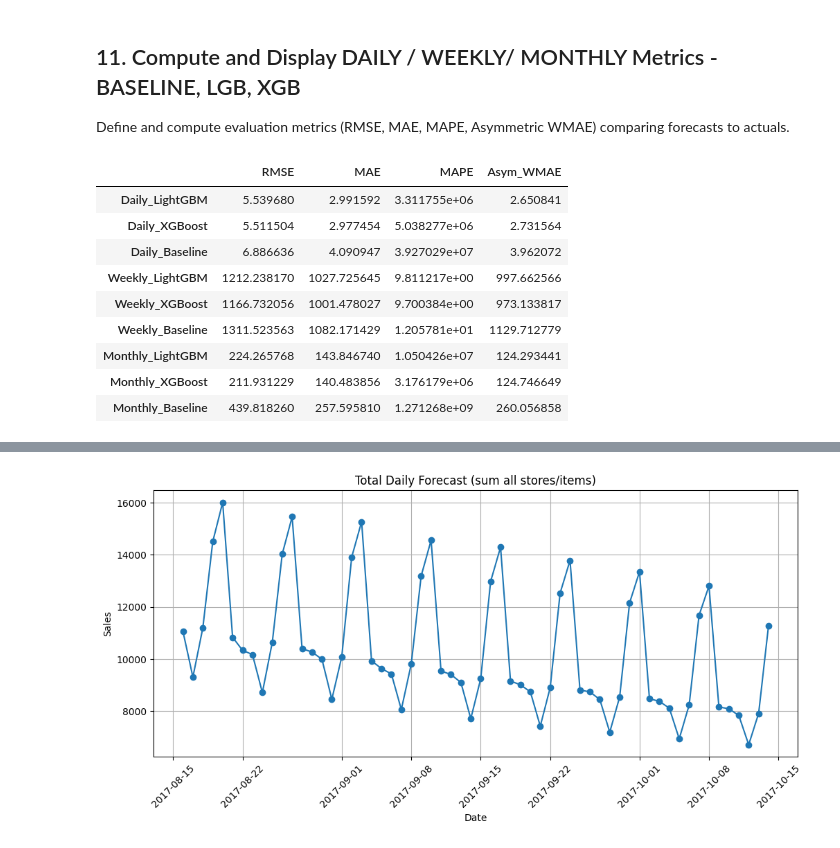
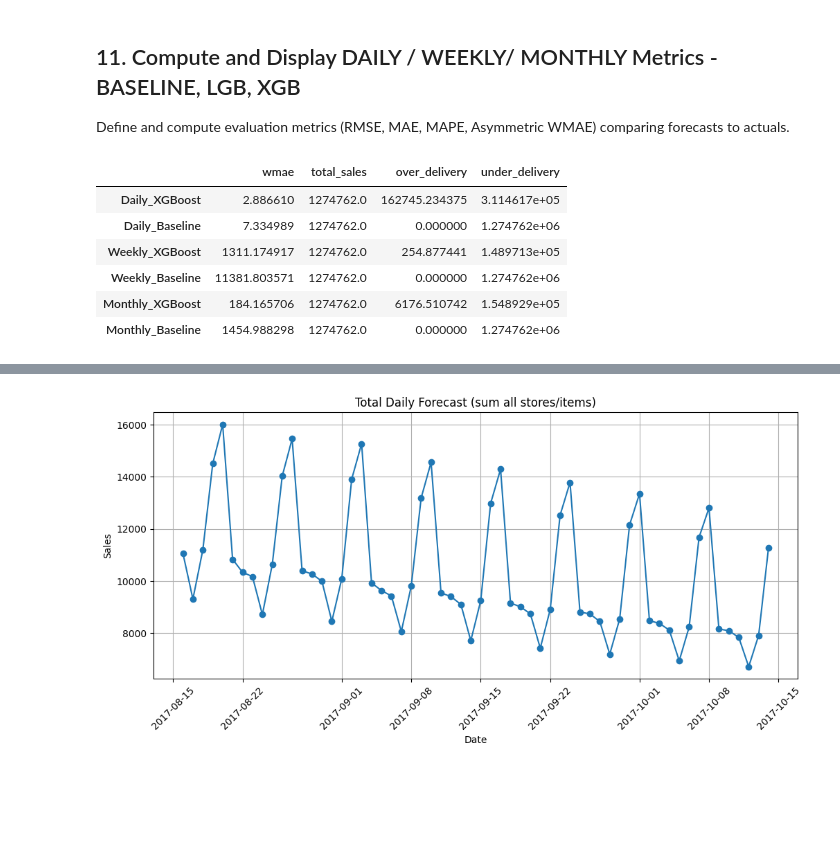
Before and after one commit to JoranVerspreet/2025_activities_dashboard, a Jupyter notebook: notebooks/3_modeling/modeling_3_XGBoost.ipynb, the cells around one changed output, grey strips where cells are left out. Saved outputs shown, nothing was run; the diff lists cells and outputs as text; code cells hidden in the pictures; blank space fills up the shorter version.

Commit message:
updated XGBoost  model# Please enter the commit message for your changes. Lines starting

```diff
--- a/notebooks/3_modeling/modeling_3_XGBoost.ipynb
+++ b/notebooks/3_modeling/modeling_3_XGBoost.ipynb
@@ -741,58 +862,53 @@ monthly_forecast_3months_xgb = df_3months.groupby(['item_nbr', 'month'])[['pred_
 Define and compute evaluation metrics (RMSE, MAE, MAPE, Asymmetric WMAE) comparing forecasts to actuals.
 # %%
 
-# Predict on test set (vectorized, fast)
-df_test_final['pred_lgb'] = np.expm1(final_model_lgb.predict(X_test))
+
+# --- 3. Predict with XGBoost ---
 df_test_final['pred_xgb'] = np.expm1(final_model_xgb.predict(xgb.DMatrix(X_test)))
-df_test_final['pred_baseline'] = df_test_final['baseline']
 
+# --- 4. Ensure numeric types ---
+df_test_final[TARGET] = pd.to_numeric(df_test_final[TARGET], errors='coerce').fillna(0)
+df_test_final['pred_xgb'] = pd.to_numeric(df_test_final['pred_xgb'], errors='coerce').fillna(0)
 
-# 2. Weekly metrics (per store, per week: sum items)
-test_weekly = df_test_final.reset_index().copy()
+# --- 5. Define asymmetrical WMAE ---
+def f_asym_wmae(y_true, y_pred, alpha=0.333, wi=1.25):
+    errors = y_true - y_pred
+    weights = np.where(errors > 0, alpha, 1 - alpha)
+    wmae = np.sum(wi * weights * np.abs(errors)) / np.sum(wi * weights)
+    over_delivery = np.sum(np.where(errors < 0, -errors, 0))
+    under_delivery = np.sum(np.where(errors > 0, errors, 0))
+    total_sales = np.sum(y_true)
+    return wmae, total_sales, over_delivery, under_delivery
 
+# --- 6. Aggregate weekly/monthly metrics ---
+test_weekly = df_test_final.copy()
 test_weekly['week'] = test_weekly['date'].dt.to_period('W').apply(lambda r: r.start_time)
-weekly_agg = test_weekly.groupby(['store_nbr', 'week'])[[TARGET, 'pred_lgb', 'pred_xgb','pred_baseline']].sum().reset_index()
+weekly_agg = test_weekly.groupby(['store_nbr','week'])[[TARGET,'pred_xgb','pred_baseline']].sum().reset_index()
 
-metrics_weekly_lgb = f_compute_metrics(weekly_agg[TARGET], weekly_agg['pred_lgb'])
-metrics_weekly_xgb = f_compute_metrics(weekly_agg[TARGET], weekly_agg['pred_xgb'])
-metrics_weekly_baseline = f_compute_metrics(weekly_agg[TARGET], weekly_agg['pred_baseline'])
+test_weekly['month'] = test_weekly['date'].dt.to_period('M').apply(lambda r: r.start_time)
+monthly_agg = test_weekly.groupby(['item_nbr','month'])[[TARGET,'pred_xgb','pred_baseline']].sum().reset_index()
 
-# 3. Monthly metrics (per item, per month: sum stores)
-test_weekly['month'] = test_weekly['date'].dt.to_period('M').apply(lambda r: r.start_time)
-monthly_agg = test_weekly.groupby(['item_nbr', 'month'])[[TARGET, 'pred_lgb','pred_xgb','pred_baseline']].sum().reset_index()
+# --- 7. Compute metrics ---
+metrics_all = pd.DataFrame([
+    f_asym_wmae(df_test_final[TARGET], df_test_final['pred_xgb']),
+    f_asym_wmae(df_test_final[TARGET], df_test_final['pred_baseline']),
+    f_asym_wmae(weekly_agg[TARGET], weekly_agg['pred_xgb']),
+    f_asym_wmae(weekly_agg[TARGET], weekly_agg['pred_baseline']),
+    f_asym_wmae(monthly_agg[TARGET], monthly_agg['pred_xgb']),
+    f_asym_wmae(monthly_agg[TARGET], monthly_agg['pred_baseline'])
+], index=[
+    'Daily_XGBoost','Daily_Baseline',
+    'Weekly_XGBoost','Weekly_Baseline',
+    'Monthly_XGBoost','Monthly_Baseline'
+], columns=['wmae','total_sales','over_delivery','under_delivery'])
 
-metrics_monthly_lgb = f_compute_metrics(monthly_agg[TARGET], monthly_agg['pred_lgb'])
-metrics_monthly_xgb = f_compute_metrics(monthly_agg[TARGET], monthly_agg['pred_xgb'])
-metrics_monthly_baseline = f_compute_metrics(monthly_agg[TARGET], monthly_agg['pred_baseline'])
-
-# 4. Show all metrics in a table
-metrics_all = pd.DataFrame(
-    [
-        f_compute_metrics(df_test_final[TARGET], df_test_final['pred_lgb']),
-        f_compute_metrics(df_test_final[TARGET], df_test_final['pred_xgb']),
-        f_compute_metrics(df_test_final[TARGET], df_test_final['pred_baseline']),
-        metrics_weekly_lgb,
-        metrics_weekly_xgb,
-        metrics_weekly_baseline,
-        metrics_monthly_lgb,
-        metrics_monthly_xgb,
-        metrics_monthly_baseline
-    ],
-    index=[
-        'Daily_LightGBM', 'Daily_XGBoost', 'Daily_Baseline',
-        'Weekly_LightGBM', 'Weekly_XGBoost','Weekly_Baseline',
-        'Monthly_LightGBM', 'Monthly_XGBoost','Monthly_Baseline'
-    ]
-)
+# --- 8. Display metrics ---
 display(metrics_all)
 # %% [output]
-|  | RMSE | MAE | MAPE | Asym_WMAE |
-| Daily_LightGBM | 5.539680 | 2.991592 | 3.311755e+06 | 2.650841 |
-| Daily_XGBoost | 5.511504 | 2.977454 | 5.038277e+06 | 2.731564 |
-| Daily_Baseline | 6.886636 | 4.090947 | 3.927029e+07 | 3.962072 |
-| Weekly_LightGBM | 1212.238170 | 1027.725645 | 9.811217e+00 | 997.662566 |
-| Weekly_XGBoost | 1166.732056 | 1001.478027 | 9.700384e+00 | 973.133817 |
-| Weekly_Baseline | 1311.523563 | 1082.171429 | 1.205781e+01 | 1129.712779 |
-| Monthly_LightGBM | 224.265768 | 143.846740 | 1.050426e+07 | 124.293441 |
-| Monthly_XGBoost | 211.931229 | 140.483856 | 3.176179e+06 | 124.746649 |
-| Monthly_Baseline | 439.818260 | 257.595810 | 1.271268e+09 | 260.056858 |
+|  | wmae | total_sales | over_delivery | under_delivery |
+| Daily_XGBoost | 2.886610 | 1274762.0 | 162745.234375 | 3.114617e+05 |
+| Daily_Baseline | 7.334989 | 1274762.0 | 0.000000 | 1.274762e+06 |
+| Weekly_XGBoost | 1311.174917 | 1274762.0 | 254.877441 | 1.489713e+05 |
+| Weekly_Baseline | 11381.803571 | 1274762.0 | 0.000000 | 1.274762e+06 |
+| Monthly_XGBoost | 184.165706 | 1274762.0 | 6176.510742 | 1.548929e+05 |
+| Monthly_Baseline | 1454.988298 | 1274762.0 | 0.000000 | 1.274762e+06 |
```
Also changed, not shown: parts of 21 cells of this notebook.
